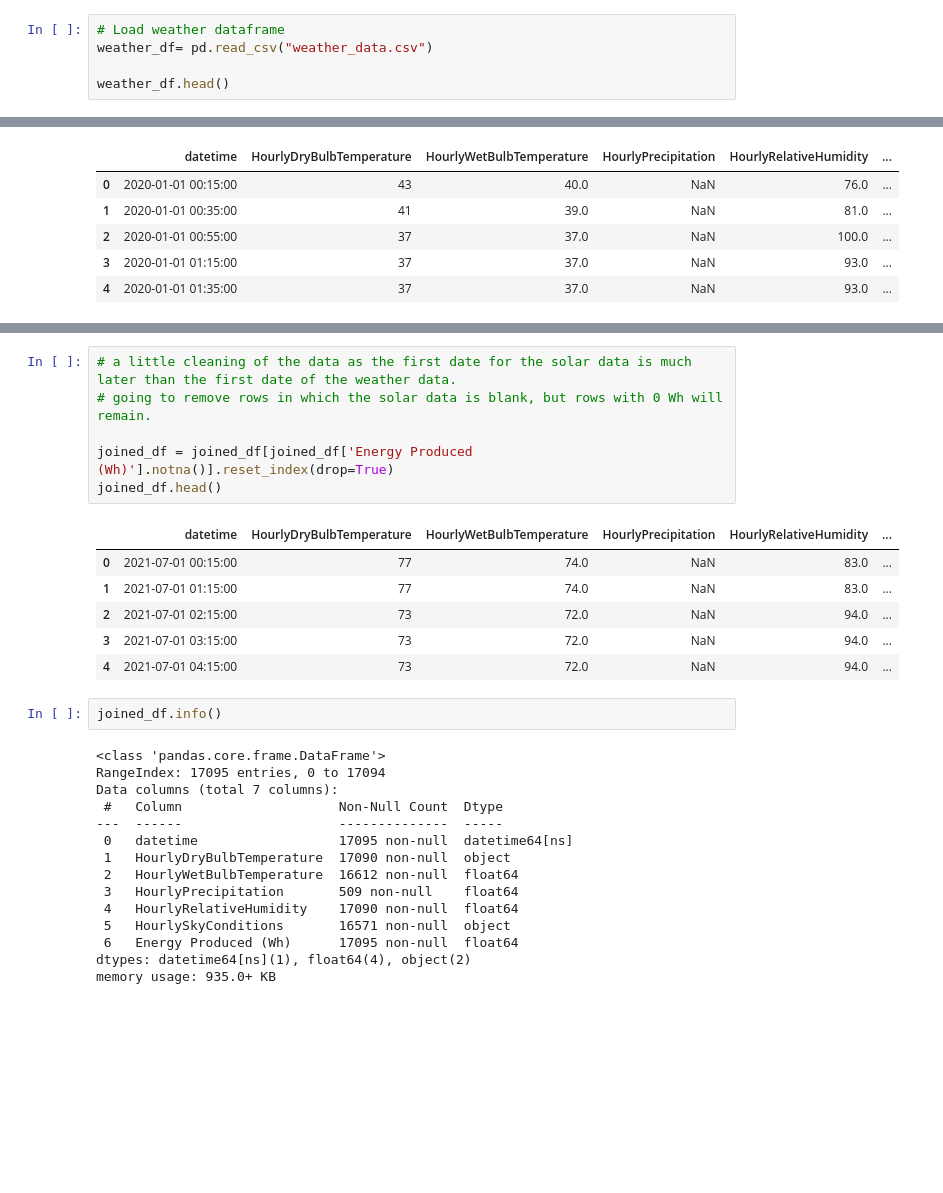
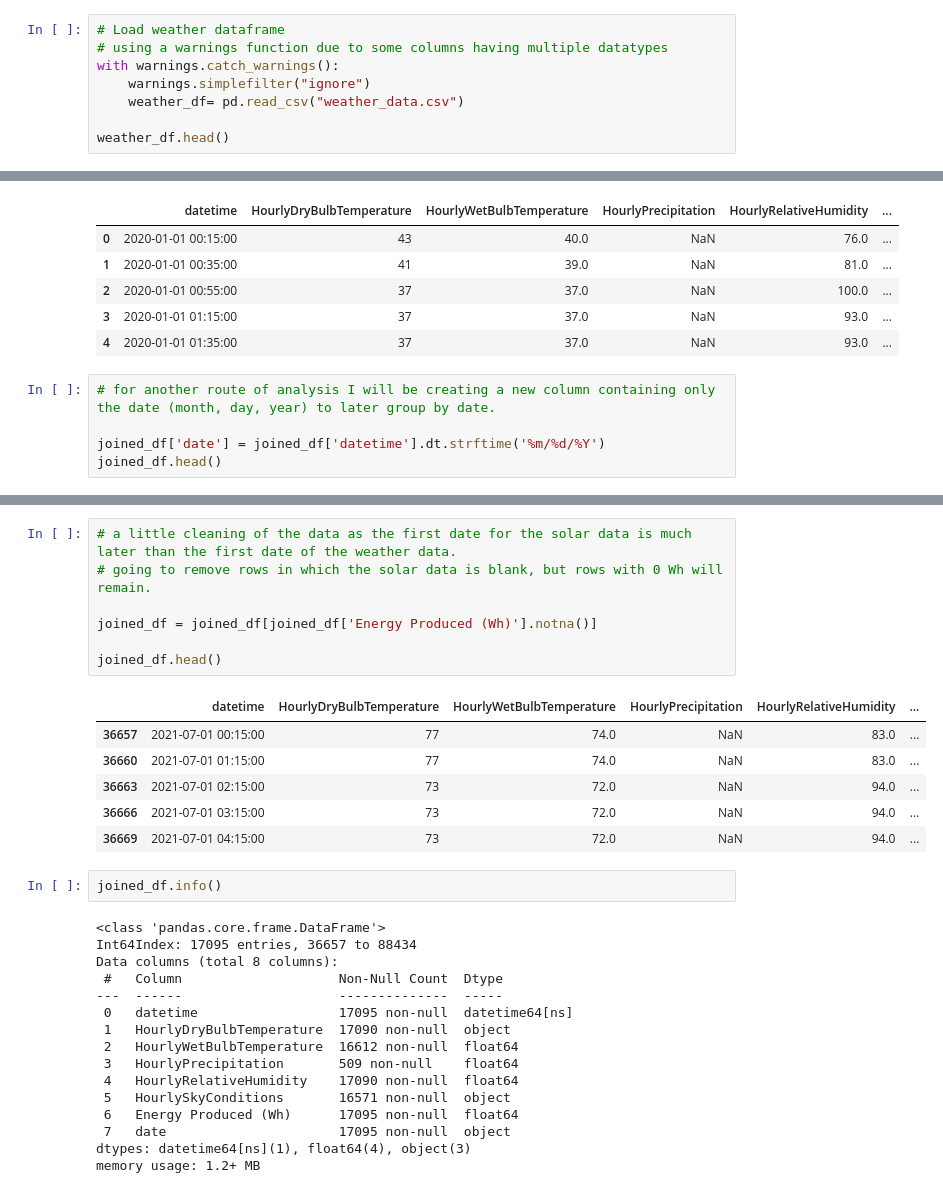
Before and after one commit to adavidschmidt/sola_and_weather_dataset, a Jupyter notebook: Solar_dataset.ipynb, the cells around one changed output, grey strips where cells are left out. Drawn from its saved outputs; the diff is of its cells as text; blank space fills up the shorter version.

```diff
--- a/Solar_dataset.ipynb
+++ b/Solar_dataset.ipynb
@@ -5,6 +6,9 @@ from datetime import datetime
 # %%
 # Load weather dataframe
-weather_df= pd.read_csv("weather_data.csv")
+# using a warnings function due to some columns having multiple datatypes
+with warnings.catch_warnings():
+    warnings.simplefilter("ignore")
+    weather_df= pd.read_csv("weather_data.csv")
 
 weather_df.head()
 # %% [output]
@@ -110,3 +114,8 @@ joined_df.head()
 | 2 | 2020-01-01 00:55:00 | 37 | 37.0 | NaN | 100.0 | ... |
 | 3 | 2020-01-01 01:15:00 | 37 | 37.0 | NaN | 93.0 | ... |
 | 4 | 2020-01-01 01:35:00 | 37 | 37.0 | NaN | 93.0 | ... |
+# %%
+# for another route of analysis I will be creating a new column containing only the date (month, day, year) to later group by date.
+
+joined_df['date'] = joined_df['datetime'].dt.strftime('%m/%d/%Y')
+joined_df.head()
@@ -113,22 +142,23 @@ joined_df.head()
 # %%
 # a little cleaning of the data as the first date for the solar data is much later than the first date of the weather data.
 # going to remove rows in which the solar data is blank, but rows with 0 Wh will remain.
 
-joined_df = joined_df[joined_df['Energy Produced (Wh)'].notna()].reset_index(drop=True)
+joined_df = joined_df[joined_df['Energy Produced (Wh)'].notna()]
+
 joined_df.head()
 # %% [output]
 |  | datetime | HourlyDryBulbTemperature | HourlyWetBulbTemperature | HourlyPrecipitation | HourlyRelativeHumidity | ... |
-| 0 | 2021-07-01 00:15:00 | 77 | 74.0 | NaN | 83.0 | ... |
-| 1 | 2021-07-01 01:15:00 | 77 | 74.0 | NaN | 83.0 | ... |
-| 2 | 2021-07-01 02:15:00 | 73 | 72.0 | NaN | 94.0 | ... |
-| 3 | 2021-07-01 03:15:00 | 73 | 72.0 | NaN | 94.0 | ... |
-| 4 | 2021-07-01 04:15:00 | 73 | 72.0 | NaN | 94.0 | ... |
+| 36657 | 2021-07-01 00:15:00 | 77 | 74.0 | NaN | 83.0 | ... |
+| 36660 | 2021-07-01 01:15:00 | 77 | 74.0 | NaN | 83.0 | ... |
+| 36663 | 2021-07-01 02:15:00 | 73 | 72.0 | NaN | 94.0 | ... |
+| 36666 | 2021-07-01 03:15:00 | 73 | 72.0 | NaN | 94.0 | ... |
+| 36669 | 2021-07-01 04:15:00 | 73 | 72.0 | NaN | 94.0 | ... |
 # %%
 joined_df.info()
 # %% [output]
 <class 'pandas.core.frame.DataFrame'>
-RangeIndex: 17095 entries, 0 to 17094
-Data columns (total 7 columns):
+Int64Index: 17095 entries, 36657 to 88434
+Data columns (total 8 columns):
  #   Column                    Non-Null Count  Dtype
 ---  ------                    --------------  -----
  0   datetime                  17095 non-null  datetime64[ns]
@@ -138,8 +168,9 @@ Data columns (total 7 columns):
  4   HourlyRelativeHumidity    17090 non-null  float64
  5   HourlySkyConditions       16571 non-null  object
  6   Energy Produced (Wh)      17095 non-null  float64
-dtypes: datetime64[ns](1), float64(4), object(2)
-memory usage: 935.0+ KB
+ 7   date                      17095 non-null  object
+dtypes: datetime64[ns](1), float64(4), object(3)
+memory usage: 1.2+ MB
 # %%
 # noted from the column info that the HourlyDryBulbTempurature column is showing as a string. As this is a numeric value, lets figure out why this is and then see about converting it to a float
 for index, row in joined_df.iterrows():
```
Also changed, not shown: parts of 13 cells of this notebook, 2 other files.
